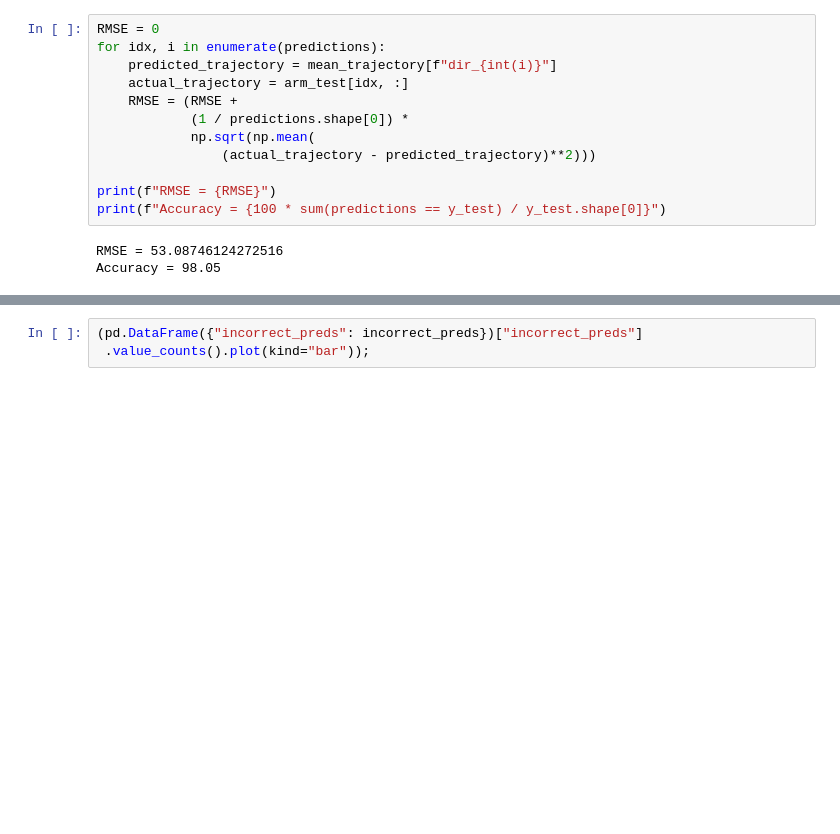
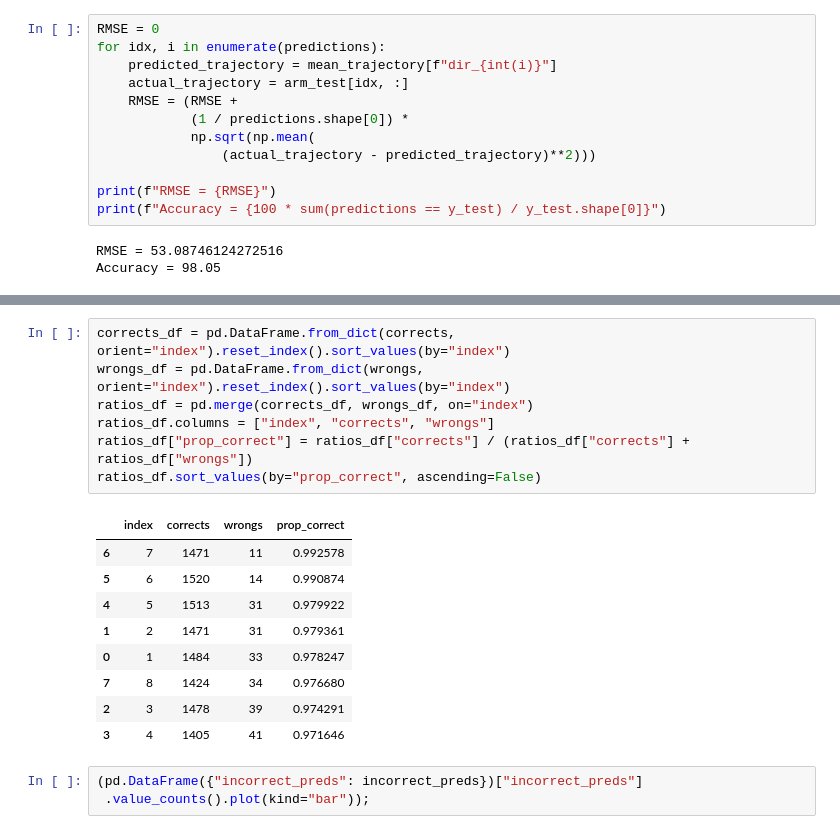
Before and after one commit to joshsia/monkey-neural-decoder, a Jupyter notebook: lr_prototype.ipynb, the cells around one changed output, grey strips where cells are left out. Saved outputs shown, nothing was run; the diff lists cells and outputs as text; blank space fills up the shorter version.

```diff
--- a/lr_prototype.ipynb
+++ b/lr_prototype.ipynb
@@ -148,3 +168,20 @@ plt.show()
+# %%
+corrects_df = pd.DataFrame.from_dict(corrects, orient="index").reset_index().sort_values(by="index")
+wrongs_df = pd.DataFrame.from_dict(wrongs, orient="index").reset_index().sort_values(by="index")
+ratios_df = pd.merge(corrects_df, wrongs_df, on="index")
+ratios_df.columns = ["index", "corrects", "wrongs"]
+ratios_df["prop_correct"] = ratios_df["corrects"] / (ratios_df["corrects"] + ratios_df["wrongs"])
+ratios_df.sort_values(by="prop_correct", ascending=False)
+# %% [output]
+|  | index | corrects | wrongs | prop_correct |
+| 6 | 7 | 1471 | 11 | 0.992578 |
+| 5 | 6 | 1520 | 14 | 0.990874 |
+| 4 | 5 | 1513 | 31 | 0.979922 |
+| 1 | 2 | 1471 | 31 | 0.979361 |
+| 0 | 1 | 1484 | 33 | 0.978247 |
+| 7 | 8 | 1424 | 34 | 0.976680 |
+| 2 | 3 | 1478 | 39 | 0.974291 |
+| 3 | 4 | 1405 | 41 | 0.971646 |
 # %%
 (pd.DataFrame({"incorrect_preds": incorrect_preds})["incorrect_preds"]
  .value_counts().plot(kind="bar"));
```
Also changed, not shown: parts of 4 cells of this notebook, 2 other files.
